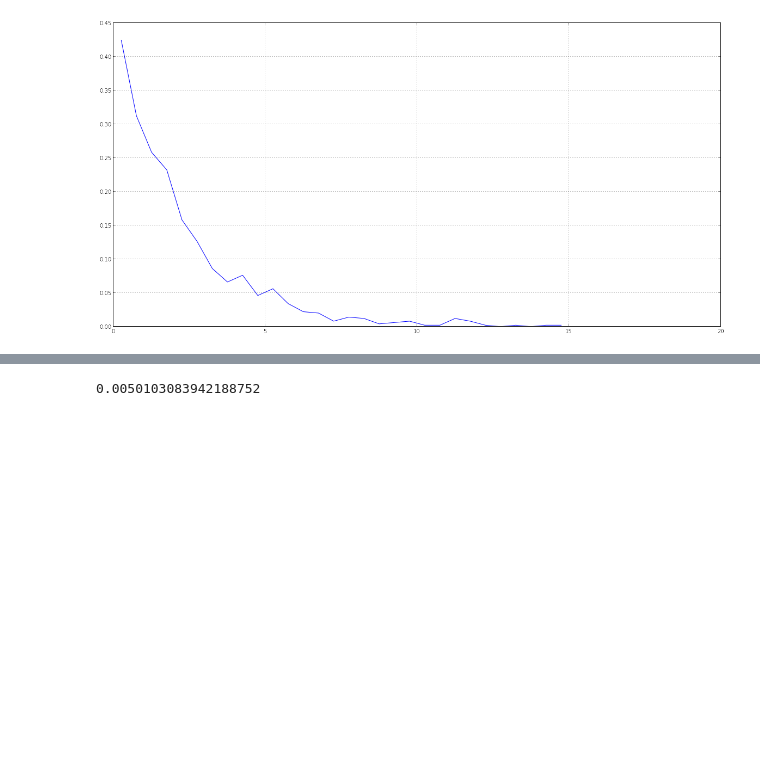
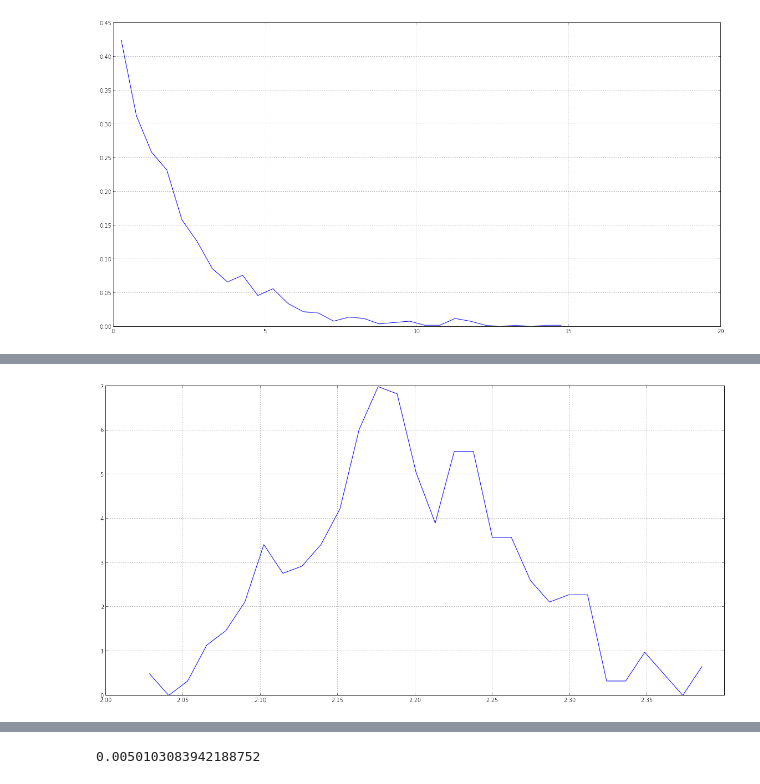
Before and after one commit to calumhrmurray/NumRep, a Jupyter notebook: random_numbers/CheckPoint1.ipynb, the cells around one changed output, grey strips where cells are left out. Drawn from its saved outputs; the diff is of its cells as text; code cells hidden in the pictures; blank space fills up the shorter version.

```diff
--- a/random_numbers/CheckPoint1.ipynb
+++ b/random_numbers/CheckPoint1.ipynb
@@ -87,3 +87,12 @@ len(results), np.mean(results)
+# %%
+n, bins = np.histogram(results, bins=30, normed=True)
+
+plt.figure(figsize=(20,10))
+step = (bins[1]-bins[0])/2
+plt.plot(bins[1:]-step,n)
+plt.grid(True)
+# %% [output]
+[figure, added]
 # %%
 test = muon_distribution(2.2)
 results = []
```
Also changed, not shown: parts of 3 cells of this notebook.
